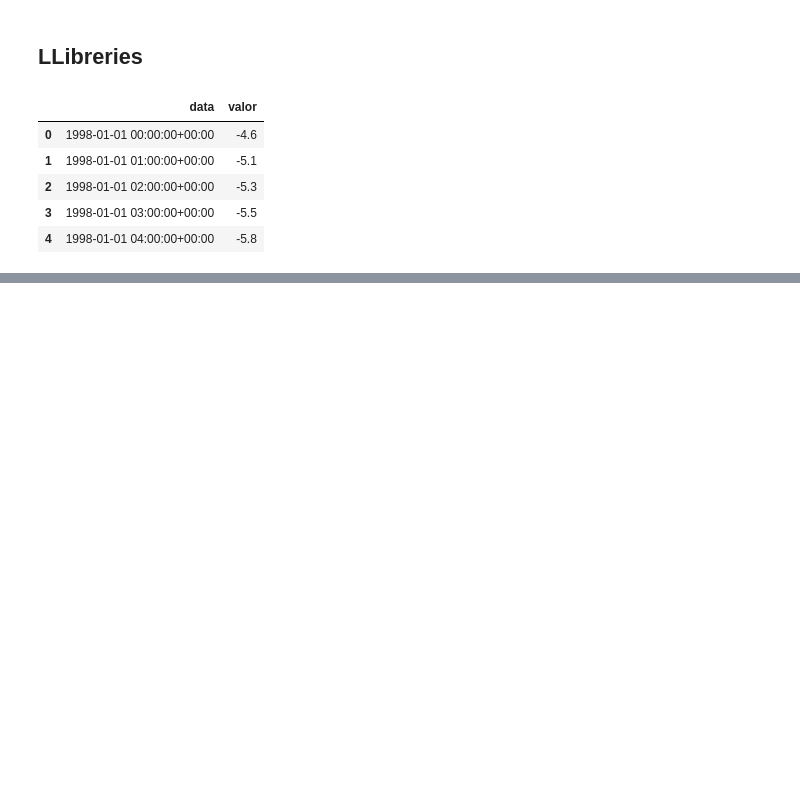
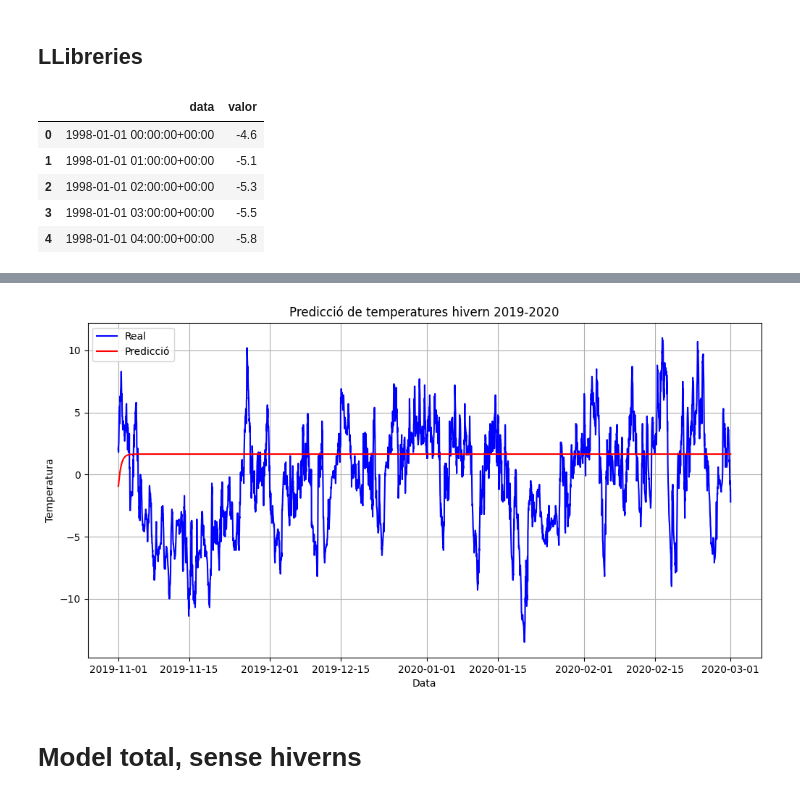
Before and after one commit to Paurro/TFM_SCM_Temperature_Forecasting_ML, a Jupyter notebook: models_prediccio/forecast_primers_casos/arima_model.ipynb, the cells around one changed output, grey strips where cells are left out. Cells and saved outputs as stored; diff of their text form; code cells hidden in the pictures; blank space fills up the shorter version.

```diff
--- a/models_prediccio/forecast_primers_casos/arima_model.ipynb
+++ b/models_prediccio/forecast_primers_casos/arima_model.ipynb
@@ -85,0 +139,3 @@ model = AutoARIMA()
+# %%
+# Veure dades del model
+predicions = model.predict(len(df_test))
@@ -85,0 +148,16 @@ model = AutoARIMA()
+# %%
+# Plot valors reals df_test['valor'] i prediccions
+
+plt.figure(figsize=(12, 6))
+plt.plot(df_test['data'], df_test['valor'], label='Real', color='blue')
+plt.plot(df_test['data'], prediccio, label='Predicció', color='red')
+plt.title('Predicció de temperatures hivern 2019-2020')
+plt.xlabel('Data')
+plt.ylabel('Temperatura')
+plt.legend()
+plt.grid()
+plt.show()
+# %% [output]
+[figure, added]
+# %% [markdown]
+# Model total, sense hiverns
```
Also changed, not shown: parts of 7 cells of this notebook, 1 other file.
